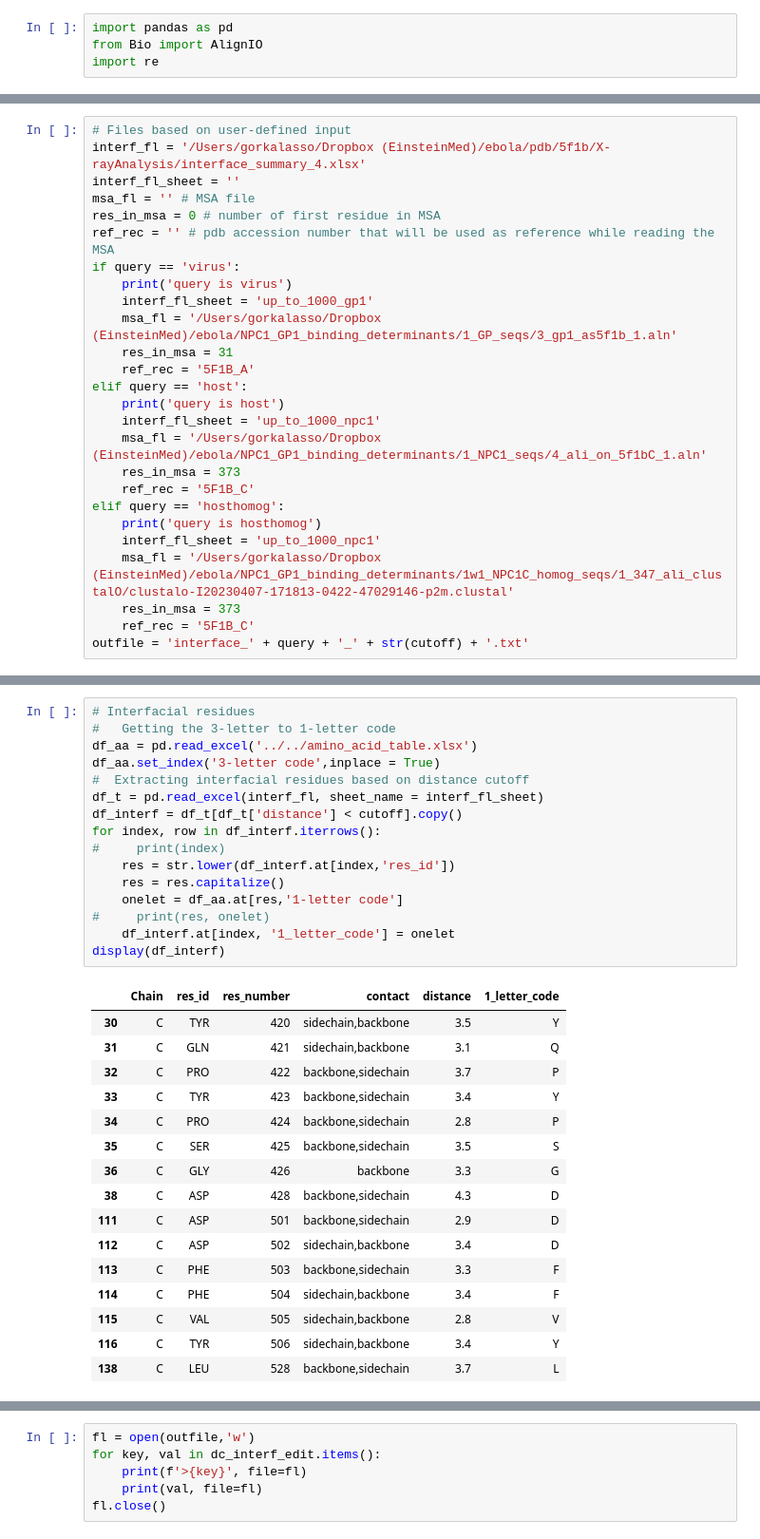
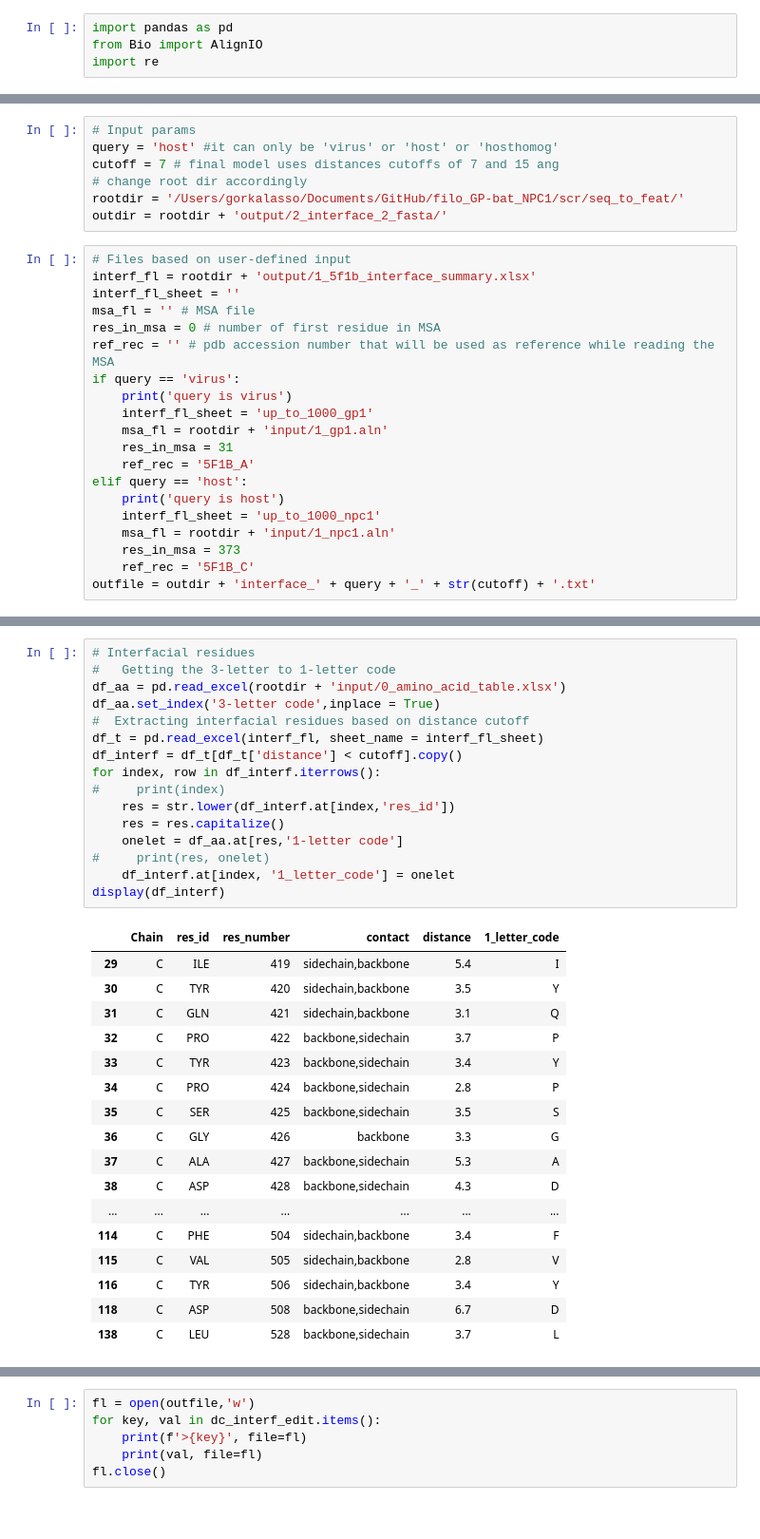
Before and after one commit to chandranlab/filo_GP-bat_NPC1, a Jupyter notebook: scr/seq_to_feat/2_interface_2_fasta.ipynb, the cells around one changed output, grey strips where cells are left out. Shown: that part at 95% size. Drawn from its saved outputs; the diff is of its cells as text.

```diff
--- a/scr/seq_to_feat/2_interface_2_fasta.ipynb
+++ b/scr/seq_to_feat/2_interface_2_fasta.ipynb
@@ -13,6 +10,13 @@ cutoff = 5
+# %%
+# Input params
+query = 'host' #it can only be 'virus' or 'host' or 'hosthomog'
+cutoff = 7 # final model uses distances cutoffs of 7 and 15 ang
+# change root dir accordingly
+rootdir = '/Users/gorkalasso/Documents/GitHub/filo_GP-bat_NPC1/scr/seq_to_feat/'
+outdir = rootdir + 'output/2_interface_2_fasta/'
 # %%
 # Files based on user-defined input
-interf_fl = '/Users/gorkalasso/Dropbox (EinsteinMed)/ebola/pdb/5f1b/X-rayAnalysis/interface_summary_4.xlsx'
+interf_fl = rootdir + 'output/1_5f1b_interface_summary.xlsx'
 interf_fl_sheet = ''
 msa_fl = '' # MSA file
 res_in_msa = 0 # number of first residue in MSA
@@ -20,20 +24,14 @@ ref_rec = '' # pdb accession number that will be used as reference while reading
 if query == 'virus':
     print('query is virus')
     interf_fl_sheet = 'up_to_1000_gp1'
-    msa_fl = '/Users/gorkalasso/Dropbox (EinsteinMed)/ebola/NPC1_GP1_binding_determinants/1_GP_seqs/3_gp1_as5f1b_1.aln'
+    msa_fl = rootdir + 'input/1_gp1.aln'
     res_in_msa = 31
     ref_rec = '5F1B_A'
 elif query == 'host':
     print('query is host')
     interf_fl_sheet = 'up_to_1000_npc1'
-    msa_fl = '/Users/gorkalasso/Dropbox (EinsteinMed)/ebola/NPC1_GP1_binding_determinants/1_NPC1_seqs/4_ali_on_5f1bC_1.aln'
+    msa_fl = rootdir + 'input/1_npc1.aln'
     res_in_msa = 373
     ref_rec = '5F1B_C'
-elif query == 'hosthomog':
-    print('query is hosthomog')
-    interf_fl_sheet = 'up_to_1000_npc1'
-    msa_fl = '/Users/gorkalasso/Dropbox (EinsteinMed)/ebola/NPC1_GP1_binding_determinants/1w1_NPC1C_homog_seqs/1_347_ali_clustalO/clustalo-I20230407-171813-0422-47029146-p2m.clustal'
-    res_in_msa = 373
-    ref_rec = '5F1B_C'
-outfile = 'interface_' + query + '_' + str(cutoff) + '.txt'
+outfile = outdir + 'interface_' + query + '_' + str(cutoff) + '.txt'
 # %% [output]
@@ -41,21 +39,22 @@ query is hosthomog
 # %%
 # Interfacial residues
 #   Getting the 3-letter to 1-letter code
-df_aa = pd.read_excel('../../amino_acid_table.xlsx')
+df_aa = pd.read_excel(rootdir + 'input/0_amino_acid_table.xlsx')
 df_aa.set_index('3-letter code',inplace = True)
 #  Extracting interfacial residues based on distance cutoff
 df_t = pd.read_excel(interf_fl, sheet_name = interf_fl_sheet)
 df_interf = df_t[df_t['distance'] < cutoff].copy()
 for index, row in df_interf.iterrows():
 #     print(index)
     res = str.lower(df_interf.at[index,'res_id'])
     res = res.capitalize()
     onelet = df_aa.at[res,'1-letter code']
 #     print(res, onelet)
     df_interf.at[index, '1_letter_code'] = onelet
 display(df_interf)
 # %% [output]
 |  | Chain | res_id | res_number | contact | distance | 1_letter_code |
+| 29 | C | ILE | 419 | sidechain,backbone | 5.4 | I |
 | 30 | C | TYR | 420 | sidechain,backbone | 3.5 | Y |
 | 31 | C | GLN | 421 | sidechain,backbone | 3.1 | Q |
 | 32 | C | PRO | 422 | backbone,sidechain | 3.7 | P |
@@ -63,13 +62,13 @@ display(df_interf)
 | 34 | C | PRO | 424 | backbone,sidechain | 2.8 | P |
 | 35 | C | SER | 425 | backbone,sidechain | 3.5 | S |
 | 36 | C | GLY | 426 | backbone | 3.3 | G |
+| 37 | C | ALA | 427 | backbone,sidechain | 5.3 | A |
 | 38 | C | ASP | 428 | backbone,sidechain | 4.3 | D |
-| 111 | C | ASP | 501 | backbone,sidechain | 2.9 | D |
-| 112 | C | ASP | 502 | sidechain,backbone | 3.4 | D |
-| 113 | C | PHE | 503 | backbone,sidechain | 3.3 | F |
+| ... | ... | ... | ... | ... | ... | ... |
 | 114 | C | PHE | 504 | sidechain,backbone | 3.4 | F |
 | 115 | C | VAL | 505 | sidechain,backbone | 2.8 | V |
 | 116 | C | TYR | 506 | sidechain,backbone | 3.4 | Y |
+| 118 | C | ASP | 508 | backbone,sidechain | 6.7 | D |
 | 138 | C | LEU | 528 | backbone,sidechain | 3.7 | L |
 # %%
 res_numb_ls = df_interf.res_number.values.tolist()
```
Also changed, not shown: parts of 9 cells of this notebook, 12 other files.
